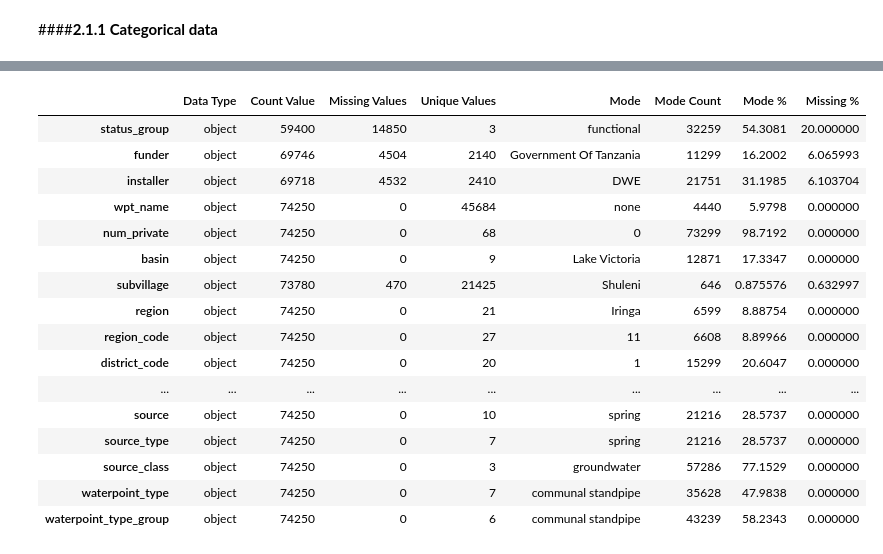
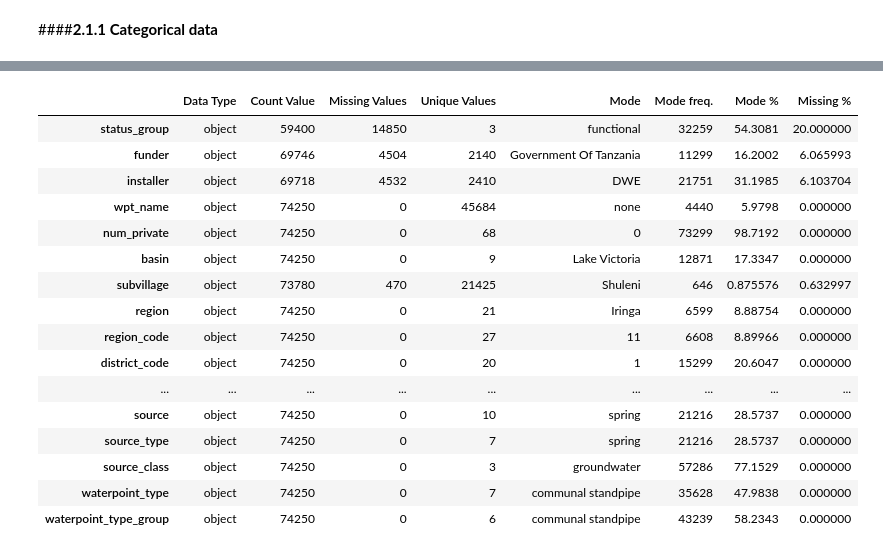
Before and after one commit to BrendaLoznik/waterpumps, a Jupyter notebook: Waterpumps.ipynb, the cells around one changed output, grey strips where cells are left out. Drawn from its saved outputs; the diff is of its cells as text; code cells hidden in the pictures.

Commit message:
Data viz.

```diff
--- a/Waterpumps.ipynb
+++ b/Waterpumps.ipynb
@@ -187,33 +266,44 @@ raw[categorical].head()
 # %%
 data_types = pd.DataFrame(
     raw[categorical].dtypes,
     columns=['Data Type'])
 
 count_values = pd.DataFrame(
     columns=['Count Value'])
 for row in list(raw[categorical].columns.values):
     count_values.loc[row] = [raw[categorical][row].count()]
 
 missing_data = pd.DataFrame(
     raw[categorical].isnull().sum(),
     columns=['Missing Values'])
 
 unique_values = pd.DataFrame(
     columns=['Unique Values'])
 for row in list(raw[categorical].columns.values):
     unique_values.loc[row] = [raw[categorical][row].nunique()]
 
 mode_values = pd.DataFrame(
     columns=['Mode'])
 for row in list(raw[categorical].columns.values):
     mode_values.loc[row] = [raw[categorical][row].mode()[0]]
+    mode = mode_values.loc[row]
 
-dq_report = data_types.join(count_values).join(missing_data).join(unique_values).join(mode_values).join(mode_count)
-dq_report['Mode %'] = (dq_report['Mode Count'] / dq_report['Count Value']*100)                       #is this correct considering the missing values in count?
+#mode frequency
+listModeFreq = []
+for row in categorical:
+    mode = raw[row].mode().iat[0]
+    ModeFreq = raw[row].value_counts()[mode]
+    #print(x, mode, raw[x].value_counts()[mode])
+    listModeFreq .append(ModeFreq )
+listModeFreq  = np.array(listModeFreq )
+
+dq_report = data_types.join(count_values).join(missing_data).join(unique_values).join(mode_values)
+dq_report['Mode freq.'] = listModeFreq
+dq_report['Mode %'] = (dq_report['Mode freq.'] / dq_report['Count Value']*100)
 dq_report['Missing %'] = (dq_report['Missing Values'] / len(raw[categorical]) *100)
 dq_report
 # %% [output]
-|  | Data Type | Count Value | Missing Values | Unique Values | Mode | Mode Count | Mode % | Missing % |
+|  | Data Type | Count Value | Missing Values | Unique Values | Mode | Mode freq. | Mode % | Missing % |
 | status_group | object | 59400 | 14850 | 3 | functional | 32259 | 54.3081 | 20.000000 |
 | funder | object | 69746 | 4504 | 2140 | Government Of Tanzania | 11299 | 16.2002 | 6.065993 |
 | installer | object | 69718 | 4532 | 2410 | DWE | 21751 | 31.1985 | 6.103704 |
```
Also changed, not shown: parts of 9 cells of this notebook.
